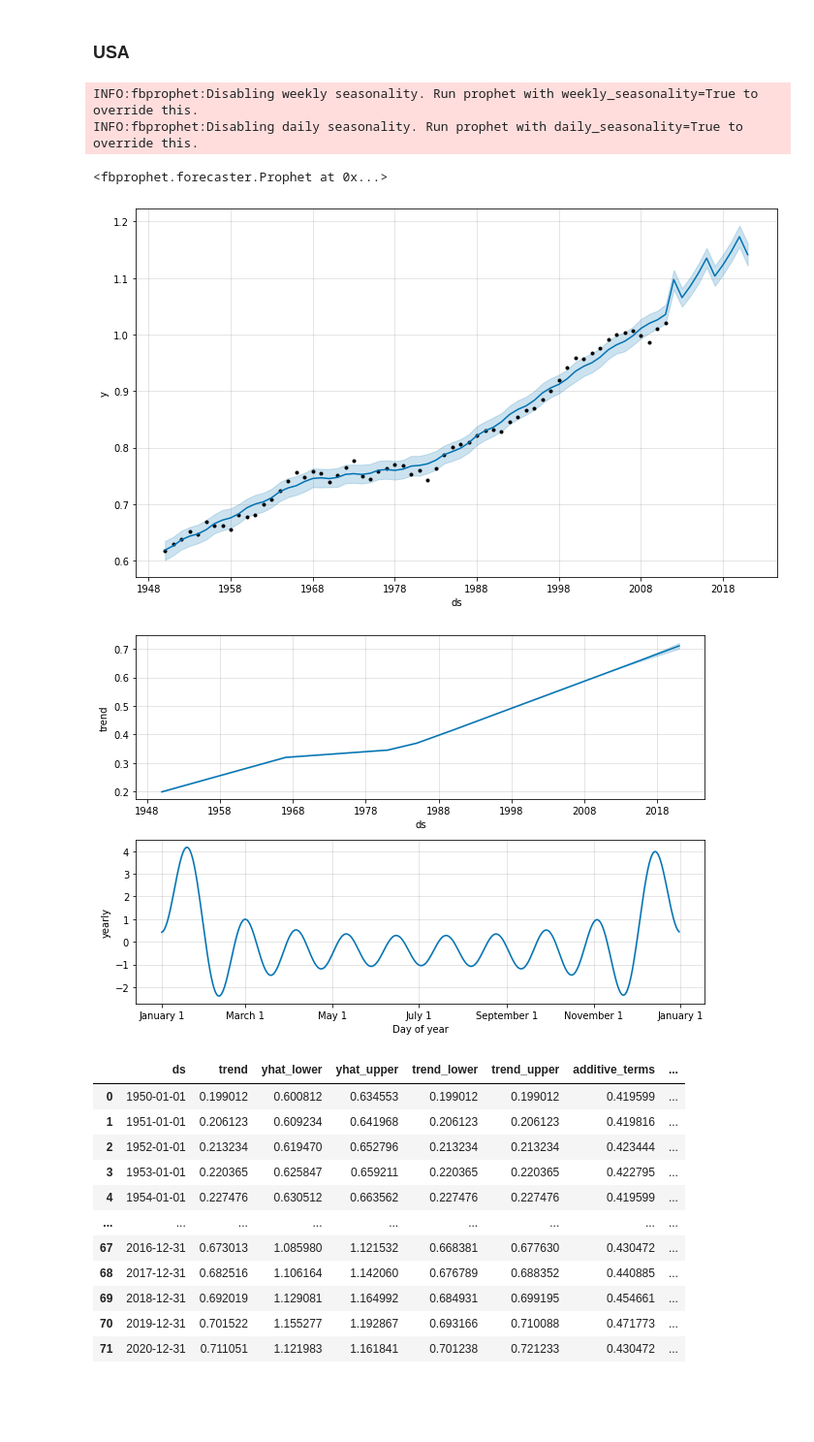
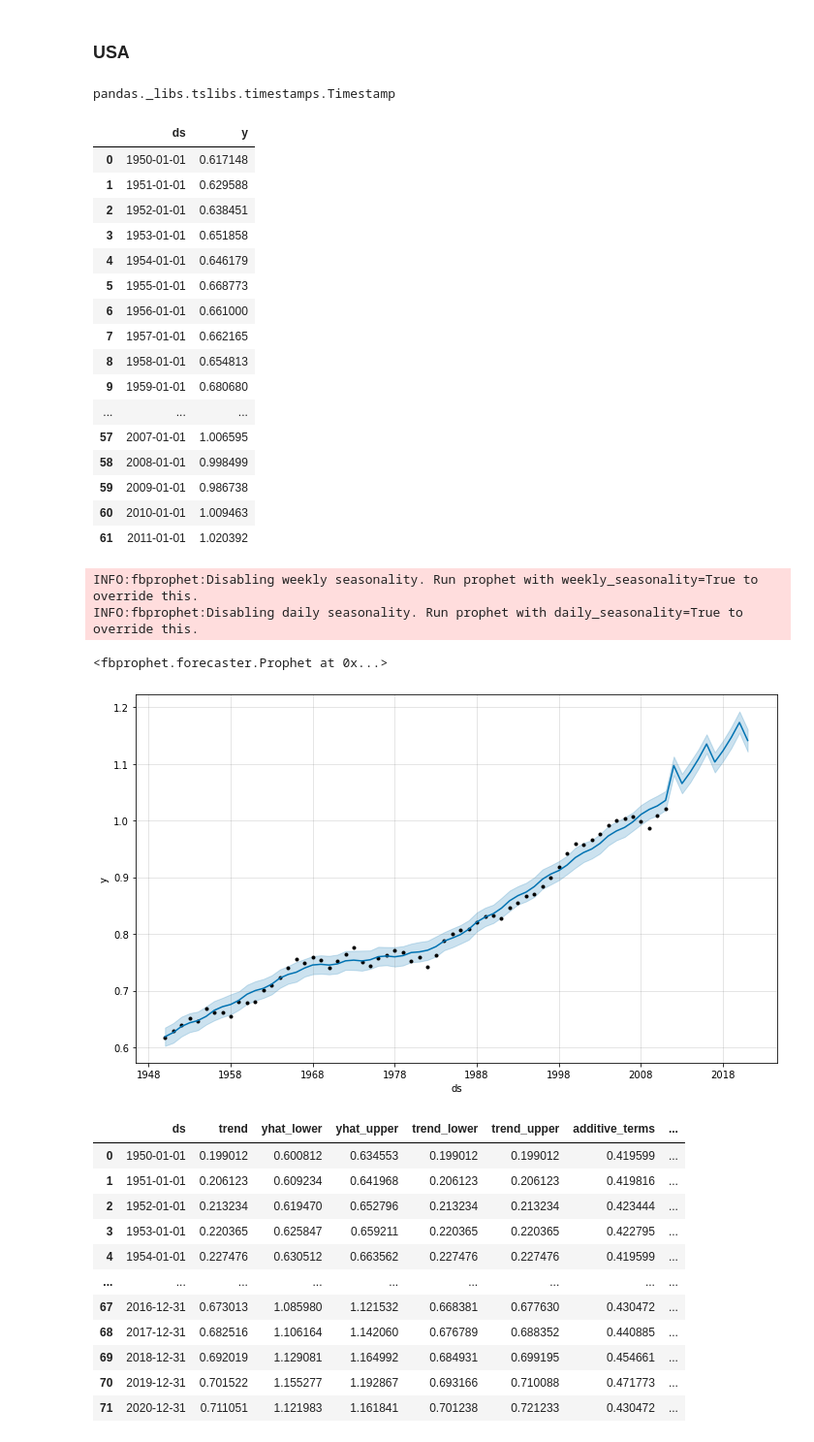
Before and after one commit to yguenka/4intelligence-Case, a Jupyter notebook: Data Analysis Skill Test.ipynb, the cells around one changed output. Shown at 97% size. Saved outputs shown, nothing was run; the diff lists cells and outputs as text; code cells hidden in the pictures; blank space fills up the shorter version.

```diff
--- a/Data Analysis Skill Test.ipynb
+++ b/Data Analysis Skill Test.ipynb
@@ -51,6 +51,34 @@ df_mex = df_mex.rename({'year':'ds','rtfpna':'y'},axis=1)
 ### USA
 # %%
 df_usa.ds = pd.to_datetime(df_usa.ds, format='%Y')
+# %%
+type(df_usa.ds[0])
+# %% [output]
+pandas._libs.tslibs.timestamps.Timestamp
+# %%
+df_usa.ds = pd.DatetimeIndex(df_usa.ds)
+# %%
+pd.set_option('display.max_rows', 63)
+# %%
+df_usa
+# %% [output]
+|  | ds | y |
+| 0 | 1950-01-01 | 0.617148 |
+| 1 | 1951-01-01 | 0.629588 |
+| 2 | 1952-01-01 | 0.638451 |
+| 3 | 1953-01-01 | 0.651858 |
+| 4 | 1954-01-01 | 0.646179 |
+| 5 | 1955-01-01 | 0.668773 |
+| 6 | 1956-01-01 | 0.661000 |
+| 7 | 1957-01-01 | 0.662165 |
+| 8 | 1958-01-01 | 0.654813 |
+| 9 | 1959-01-01 | 0.680680 |
+| ... | ... | ... |
+| 57 | 2007-01-01 | 1.006595 |
+| 58 | 2008-01-01 | 0.998499 |
+| 59 | 2009-01-01 | 0.986738 |
+| 60 | 2010-01-01 | 1.009463 |
+| 61 | 2011-01-01 | 1.020392 |
 # %%
 model = Prophet()
 model.fit(df_usa)
@@ -62,10 +90,9 @@ INFO:fbprophet:Disabling daily seasonality. Run prophet with daily_seasonality=T
 future = model.make_future_dataframe(periods=10,freq='Y')
 forecast = model.predict(future)
 forecast_plot = model.plot(forecast)
-components_plot_forecast = model.plot_components(forecast)
+#components_plot_forecast = model.plot_components(forecast)
 # %% [output]
 [figure]
-[figure, removed]
 # %%
 forecast
 # %% [output]
```
Also changed, not shown: parts of 2 cells of this notebook.
